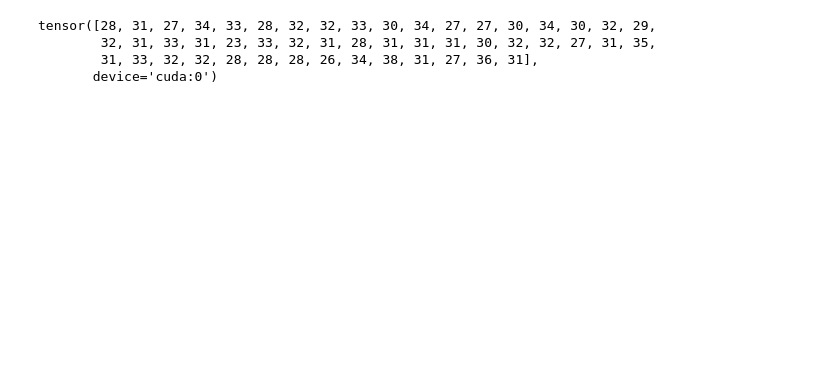
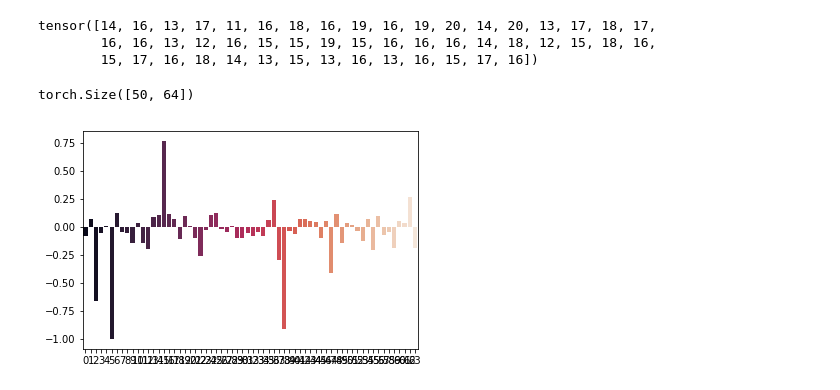
Before and after one commit to alexander-prutko/otus-ds-homework, a Jupyter notebook: homework-4/sparse_ae_sm.ipynb, the cells around one changed output. Cells and saved outputs as stored; diff of their text form; code cells hidden in the pictures; blank space fills up the shorter version.

Commit message:
softmax (th) try

```diff
--- a/homework-4/sparse_ae_sm.ipynb
+++ b/homework-4/sparse_ae_sm.ipynb
@@ -57,7 +60,7 @@ class Net(nn.Module):
     def forward(self, x):
         x = x.view(-1, 28*28)
         h = self.E(x)
-        self.data_rho = h.mean(0)
+        self.data_rho = h#.mean(0)
         out = self.D(h)
         return out
 
@@ -69,13 +72,19 @@ class Net(nn.Module):
         """
         D_KL(P||Q) = sum(p*log(p/q)) = -sum(p*log(q/p)) = -p*log(q/p) - (1-p)log((1-q)/(1-p))
         """
-        input_ = self.data_rho.reshape([1, self.latent_size])
-        target_ = torch.argmax(self.data_rho).reshape([1])
+
+#         print(self.data_rho.size(), torch.argmax(self.data_rho, 1).size())
+
+        input_ = torch.softmax(self.data_rho, 1)
+#         dkl = input_.mean(0)*input_.mean(0)
+#         print(input_)
+        target_ = torch.argmax(input_, 1)
 #         print(input_.size(), target_.size(), target_)
 #         dkl = F.cross_entropy(input_, target_)
 #         dkl = - torch.log(self.data_rho/rho) * rho - torch.log((1-self.data_rho)/(1-rho)) * (1-rho)
 
-#         dkl = - rho * torch.log(self.data_rho) - (1 - rho) * torch.log(1 - self.data_rho)
+#         print(input_.mean(0).size())
+#         dkl = - rho * torch.log(input_.mean(0)) - (1 - rho) * torch.log(1 - input_.mean(0))
 #         maxInd = torch.argmax(self.data_rho)
 #         print(maxInd, dkl)
 
@@ -85,9 +94,10 @@ class Net(nn.Module):
 #         print(maxInd, dkl)
 
 #         print(self.data_rho, self.data_rho.size())
-        input_ = torch.softmax(self.data_rho.reshape([1, self.latent_size]), 1)#.reshape([1, self.latent_size])
-        target_ = torch.argmax(input_).reshape([1])
-        dkl = -F.nll_loss(input_, target_)*100000
+#         input_ = torch.softmax(self.data_rho.reshape(), 1)#.reshape([1, self.latent_size])
+#         target_ = torch.argmax(input_).reshape([1])
+
+        dkl = F.nll_loss(input_, target_)
 
         if size_average:
             self._rho_loss = dkl.mean()
@@ -189,17 +199,29 @@ Test set:
 # %%
+mod = '64'
+mod_ = int(mod)
 data, _ = next(iter(test_loader))
-output = models['64'](data.to(device))
+output = models[mod](data.to(device))
 to_plot = output.view(-1, 1, 28, 28).clamp(0, 1).data.cpu().numpy()
-decoded = models['64'].decode(torch.eye(64).to(device))
+decoded = models[mod].decode(torch.eye(mod_).to(device))
 dec_to_plot = ((decoded.view(-1, 1, 28, 28)+1)*0.5).clamp(0, 1).data.cpu().numpy()
 with torch.no_grad():
-    encoded = models['64'].E(data.view(-1, 28*28).to(device))
-    print((encoded > 0.5).sum(1))
+    encoded = models[mod].E(data.view(-1, 28*28).to(device))
+    print((torch.softmax(encoded, 1) > 0.02).sum(1))
     encoded[encoded < 0.5] = 0.
-    decoded_f = models['64'].decode(encoded)
+    decoded_f = models[mod].decode(encoded)
     f_to_plot = ((decoded_f.view(-1, 1, 28, 28)+1)*0.5).clamp(0, 1).data.cpu().numpy()
 # %% [output]
-tensor([28, 31, 27, 34, 33, 28, 32, 32, 33, 30, 34, 27, 27, 30, 34, 30, 32, 29,
-        32, 31, 33, 31, 23, 33, 32, 31, 28, 31, 31, 31, 30, 32, 32, 27, 31, 35,
-        31, 33, 32, 32, 28, 28, 28, 26, 34, 38, 31, 27, 36, 31],
-       device='cuda:0')
+tensor([14, 16, 13, 17, 11, 16, 18, 16, 19, 16, 19, 20, 14, 20, 13, 17, 18, 17,
+        16, 16, 13, 12, 16, 15, 15, 19, 15, 16, 16, 16, 14, 18, 12, 15, 18, 16,
+        15, 17, 16, 18, 14, 13, 15, 13, 16, 13, 16, 15, 17, 16])
+# %%
+mod = '64'
+mod_ = int(mod)
+data, _ = next(iter(test_loader))
+with torch.no_grad():
+    encoded = models[mod].E(data.view(-1, 28*28).to(device))
+    print(encoded.size())
+    sns.barplot(np.arange(mod_), encoded.mean(0), palette="rocket")
+# %% [output]
+torch.Size([50, 64])
+[figure, added]
```
Also changed, not shown: parts of 9 cells of this notebook.
